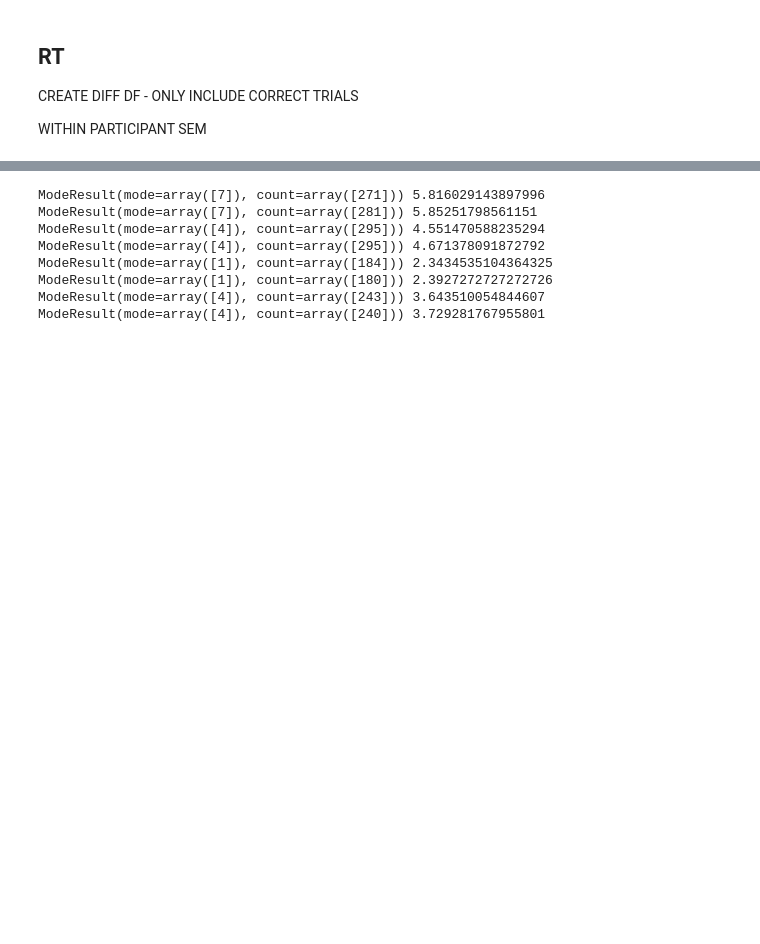
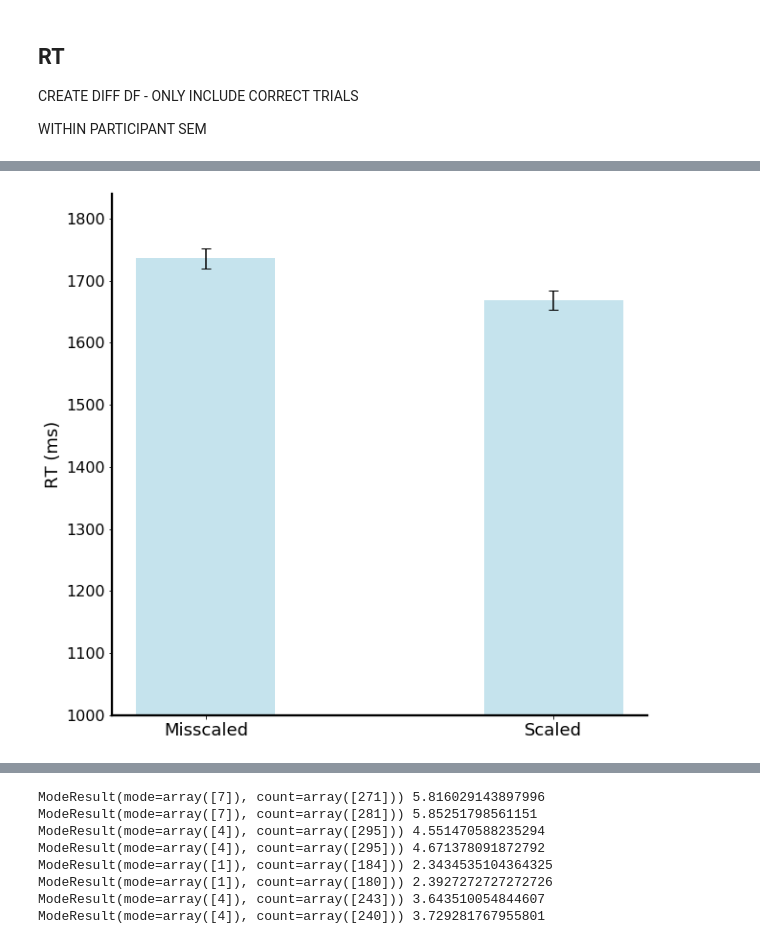
Before and after one commit to prachimahab/object_scene_scaling, a Jupyter notebook: analysis_e5v2.ipynb, the cells around one changed output, grey strips where cells are left out. Saved outputs shown, nothing was run; the diff lists cells and outputs as text; code cells hidden in the pictures; blank space fills up the shorter version.

```diff
--- a/analysis_e5v2.ipynb
+++ b/analysis_e5v2.ipynb
@@ -521,3 +573,32 @@ zo_RT, zi_RT
+# %%
+fig, ax = plt.subplots(figsize=[10,10])
+ax.spines['right'].set_visible(False)
+ax.spines['top'].set_visible(False)
+for axis in ['bottom','left']:
+    ax.spines[axis].set_linewidth(2.3)
+
+# creating the dataset
+data = {'Misscaled':ms_RT, 'Scaled':s_RT}
+
+courses = list(data.keys())
+values = list(data.values())
+
+# creating the bar plot
+# plt.bar(courses, values, color ='lightcoral', alpha=0.7,
+#         width = 0.4, yerr=[12.22398389, 12.22398389], capsize=5)
+
+plt.bar(courses, values, color ='lightblue', alpha=0.7,
+        width = 0.4, yerr=[ms_RT_sem, s_RT_sem], capsize=5)
+
+
+plt.xticks(fontsize=18)
+plt.yticks(fontsize=16)
+plt.ylim(1000)
+plt.ylabel("RT (ms)", fontsize=18)
+# plt.title('E5V2 Presentation Size RT', fontsize=20)
+plt.show()
+# %% [output]
+[figure, added]
 # %%
 fig, ax = plt.subplots(figsize=[10,10])
 ax.spines['right'].set_visible(False)
```
Also changed, not shown: parts of 21 cells of this notebook, 6 other files.
